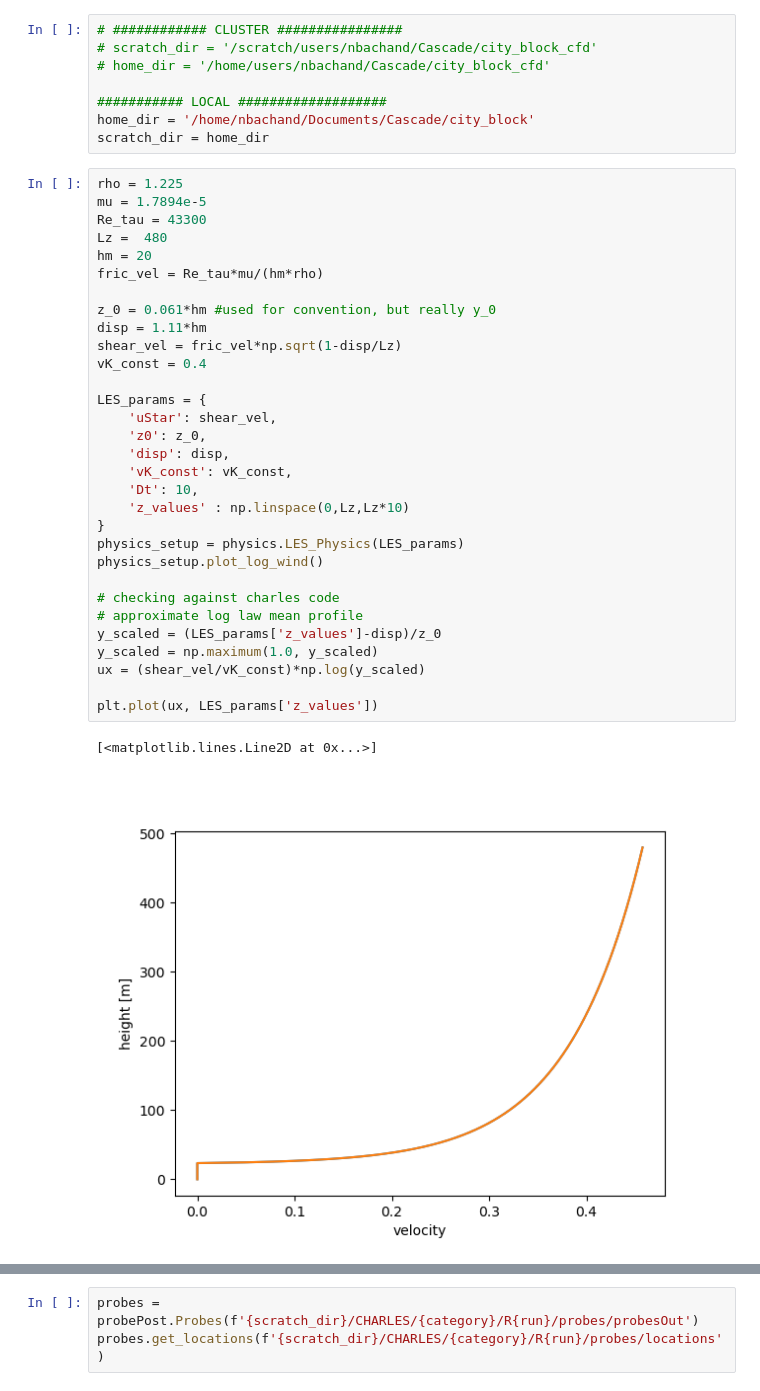
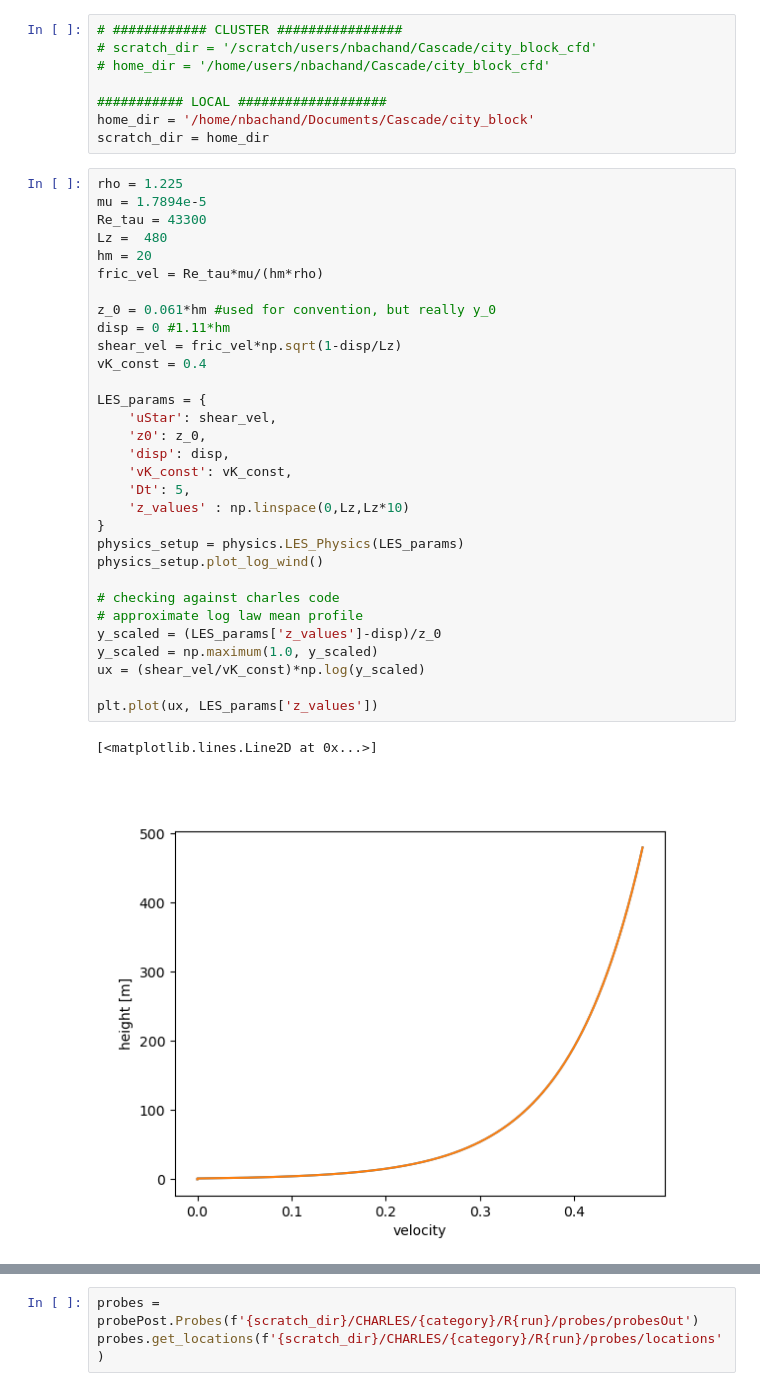
Before and after one commit to nbachand/city_block_cfd, a Jupyter notebook: domain_post-processing.ipynb, the cells around one changed output, grey strips where cells are left out. Saved outputs shown, nothing was run; the diff lists cells and outputs as text.

```diff
--- a/domain_post-processing.ipynb
+++ b/domain_post-processing.ipynb
@@ -21,36 +21,36 @@ scratch_dir = home_dir
 rho = 1.225
 mu = 1.7894e-5
 Re_tau = 43300
 Lz =  480
 hm = 20
 fric_vel = Re_tau*mu/(hm*rho)
 
 z_0 = 0.061*hm #used for convention, but really y_0
-disp = 1.11*hm
+disp = 0 #1.11*hm
 shear_vel = fric_vel*np.sqrt(1-disp/Lz)
 vK_const = 0.4
 
 LES_params = {
     'uStar': shear_vel,
     'z0': z_0,
     'disp': disp,
     'vK_const': vK_const,
-    'Dt': 10,
+    'Dt': 5,
     'z_values' : np.linspace(0,Lz,Lz*10)
 }
 physics_setup = physics.LES_Physics(LES_params)
 physics_setup.plot_log_wind()
 
 # checking against charles code
 # approximate log law mean profile
 y_scaled = (LES_params['z_values']-disp)/z_0
 y_scaled = np.maximum(1.0, y_scaled)
 ux = (shear_vel/vK_const)*np.log(y_scaled)
 
 plt.plot(ux, LES_params['z_values'])
 # %% [output]
 [<matplotlib.lines.Line2D at 0x...>]
-[figure, old version]
+[figure, new version]
 # %%
 physics_setup.calc_flatplate_quantities(
     rho = 1.224,
```
Also changed, not shown: parts of 6 cells of this notebook, 4 other files.
